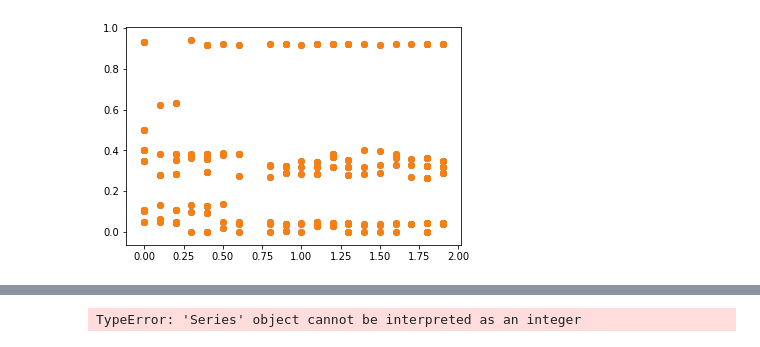
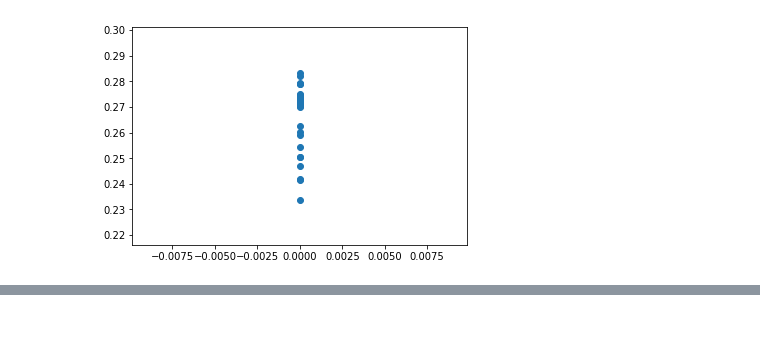
Before and after one commit to mfouda/BIOINF588, a Jupyter notebook: alignements_structuraux/new log analyser.ipynb, the cells around one changed output, grey strips where cells are left out. Drawn from its saved outputs; the diff is of its cells as text; code cells hidden in the pictures.

```diff
--- a/alignements_structuraux/new log analyser.ipynb
+++ b/alignements_structuraux/new log analyser.ipynb
@@ -4,6 +4,6 @@ import numpy as np
 import matplotlib.pyplot as plt
 from mpl_toolkits.mplot3d import Axes3D
 # %%
-df = pd.read_csv("V_Multiple_InfoStructurale/struct_propre.csv")
-df
+df = pd.read_csv("V_Multiple_InfoStructurale/blosum.csv")
+df.columns
 # %% [output]
@@ -27,0 +20,3 @@ df
+# %%
+df = df[df["seqName"] != "BB11001"]
+seqNames = seqNames[1:]
@@ -28,6 +28,7 @@ df
 # %%
-df2 = df.groupby(['enf_propre'])
-plt.scatter(df['enf_propre'],df['SPS'])
+dfm = df.groupby("iter").mean()
+plt.scatter(dfm["enf_mixte"], dfm["SPS"])
 plt.show()
+dfm[dfm["SPS"] == max(dfm["SPS"])]
 # %% [output]
-[figure, old version]
+[figure, new version]
@@ -34,4 +37,0 @@ plt.show()
-# %%
-for i in range():
-# %% [output]
-TypeError: 'Series' object cannot be interpreted as an integer
```
Also changed, not shown: parts of 8 cells of this notebook, 12 other files.
